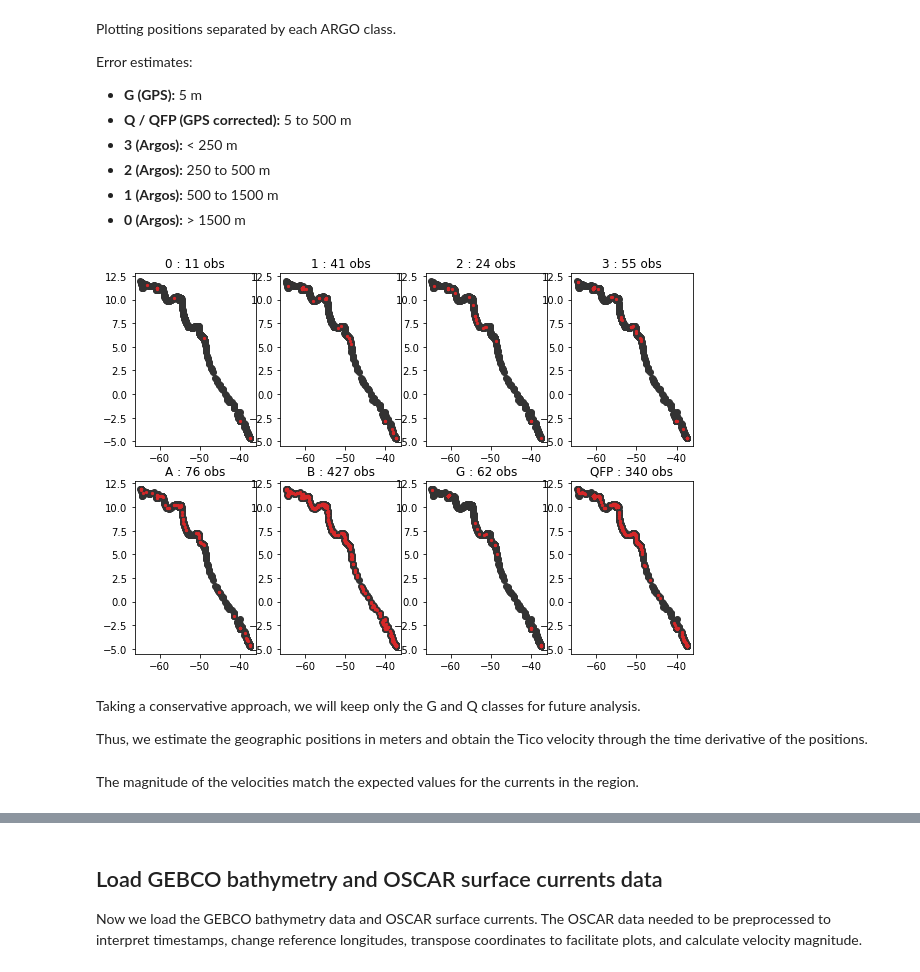
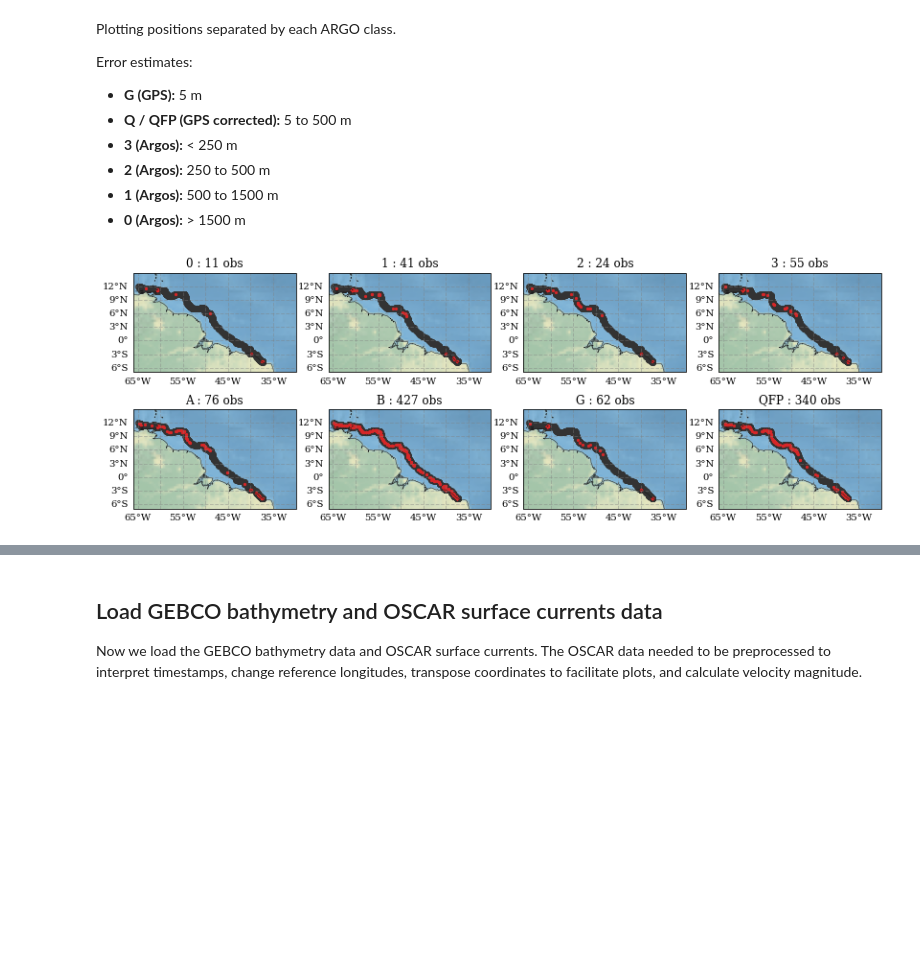
Before and after one commit to iuryt/tico_peixeboi, a Jupyter notebook: src/analysis.ipynb, the cells around one changed output, grey strips where cells are left out. Saved outputs shown, nothing was run; the diff lists cells and outputs as text; code cells hidden in the pictures; blank space fills up the shorter version.

Commit message:
new analysis for the first draft of the paper

```diff
--- a/src/analysis.ipynb
+++ b/src/analysis.ipynb
@@ -9,9 +9,19 @@ We also intend to perform a similar analysis to a GDP surface drifter that was i
 # %%
 import xarray as xr
 import matplotlib.pyplot as plt
+plt.style.use("project.mplstyle")
+
 import matplotlib.patheffects as path_effects
 import pandas as pd
 import numpy as np
 from dateparser import parse
 import cmcrameri.cm as cmc
 from tqdm import tqdm
+import cartopy.crs as ccrs
+import cartopy.feature as cfeature
+from datetime import datetime
+import matplotlib.gridspec as gridspec
+
+from matplotlib.dates import DayLocator,DateFormatter
+
+proj = ccrs.PlateCarree()
@@ -33,6 +47,8 @@ ds = df.to_xarray()
 ds = ds.assign(x = 111.32e3 * np.cos(np.deg2rad(ds.Latitude)) * ds.Longitude,y = 110.574e3 * ds.Latitude)
 ds = ds.assign(x = ds.x-ds.x.isel(time=0), y = ds.y-ds.y.isel(time=0))
 ds = ds.sortby("time")
+
+ds = ds.rename(Longitude="longitude",Latitude="latitude")
 # %% [markdown]
 Plotting positions separated by each ARGO class.
 
@@ -45,15 +61,19 @@ Error estimates:
  - **0 (Argos):** > 1500 m
 # %%
 classes = np.unique(ds.Class)
-fig,ax = plt.subplots(2, classes.size//2, figsize=(10,7))
+fig,ax = plt.subplots(2, classes.size//2, figsize=(14,4.8), subplot_kw=dict(projection=proj))
+
 ax = np.ravel(ax)
 for i,c in enumerate(classes):
-    ds.plot.scatter("Longitude","Latitude", ax=ax[i], color="0.2")
-    ds.where(ds.Class==c).plot.scatter("Longitude","Latitude", ax=ax[i], color="tab:red", s=5)
+    ax[i].stock_img()
+    ax[i].coastlines(color="0.1",lw=0.5)
+    ax[i].set_extent([-66,-30,-7,15], crs=proj)
+    gl = ax[i].gridlines(draw_labels=True, linewidth=1, color='gray', alpha=0.4, linestyle='--')
+    gl.top_labels = False
+    gl.right_labels = False
+
+    ds.plot.scatter("longitude","latitude", ax=ax[i], color="0.2", transform=proj)
+    ds.where(ds.Class==c).plot.scatter("longitude","latitude", ax=ax[i], color="tab:red", s=5)
     ax[i].set(title=f"{c} : {(ds.Class==c).sum().values} obs", xlabel="", ylabel="")
 # %% [output]
-[figure, old version]
+[figure, new version]
-# %% [markdown]
-Taking a conservative approach, we will keep only the G and Q classes for future analysis.
-
-Thus, we estimate the geographic positions in meters and obtain the Tico velocity through the time derivative of the positions.
@@ -64,2 +79,0 @@ ds = ds.assign(spd = np.sqrt(ds.u**2 + ds.v**2))
-# %% [markdown]
-The magnitude of the velocities match the expected values for the currents in the region.
```
Also changed, not shown: parts of 33 cells of this notebook, 2 other files.
